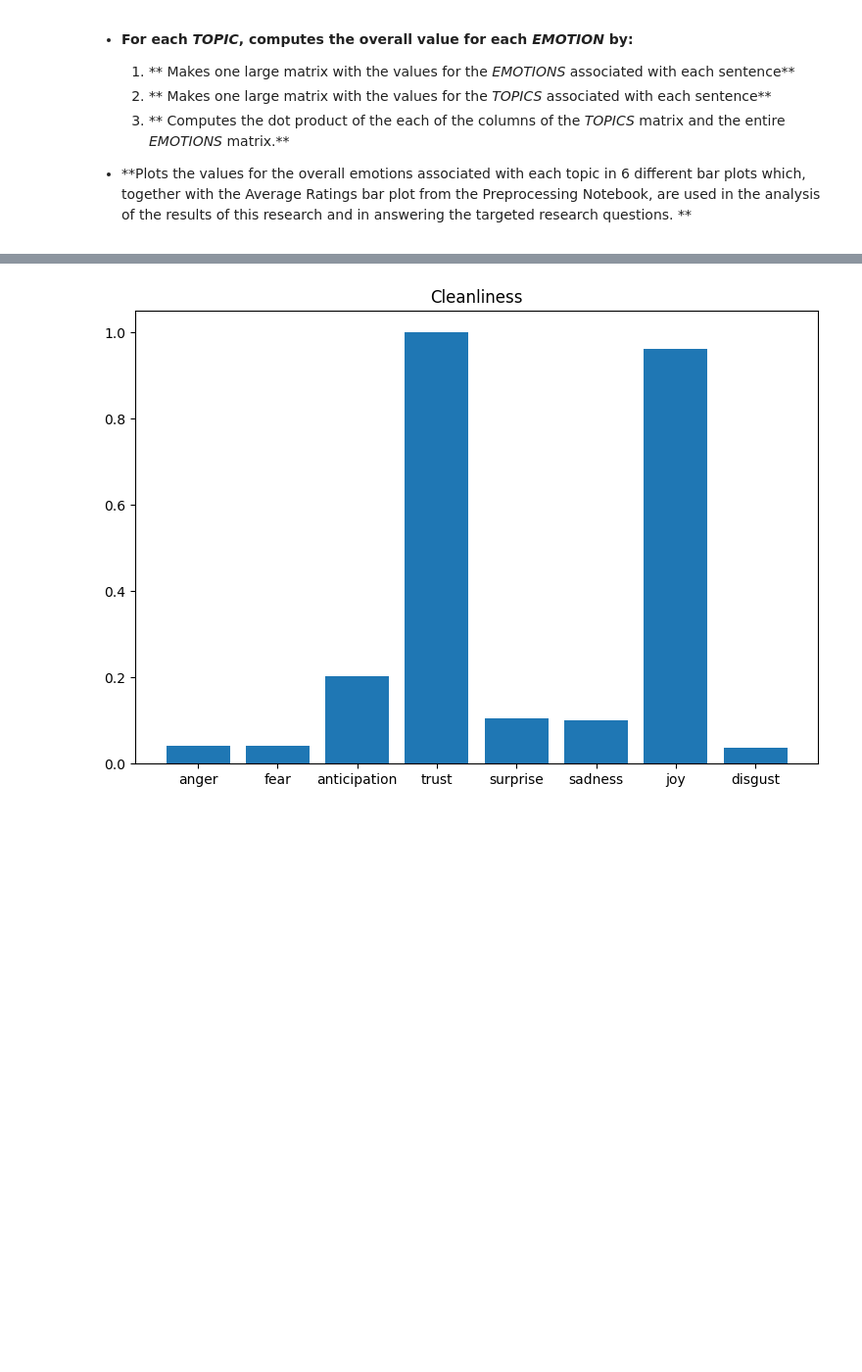
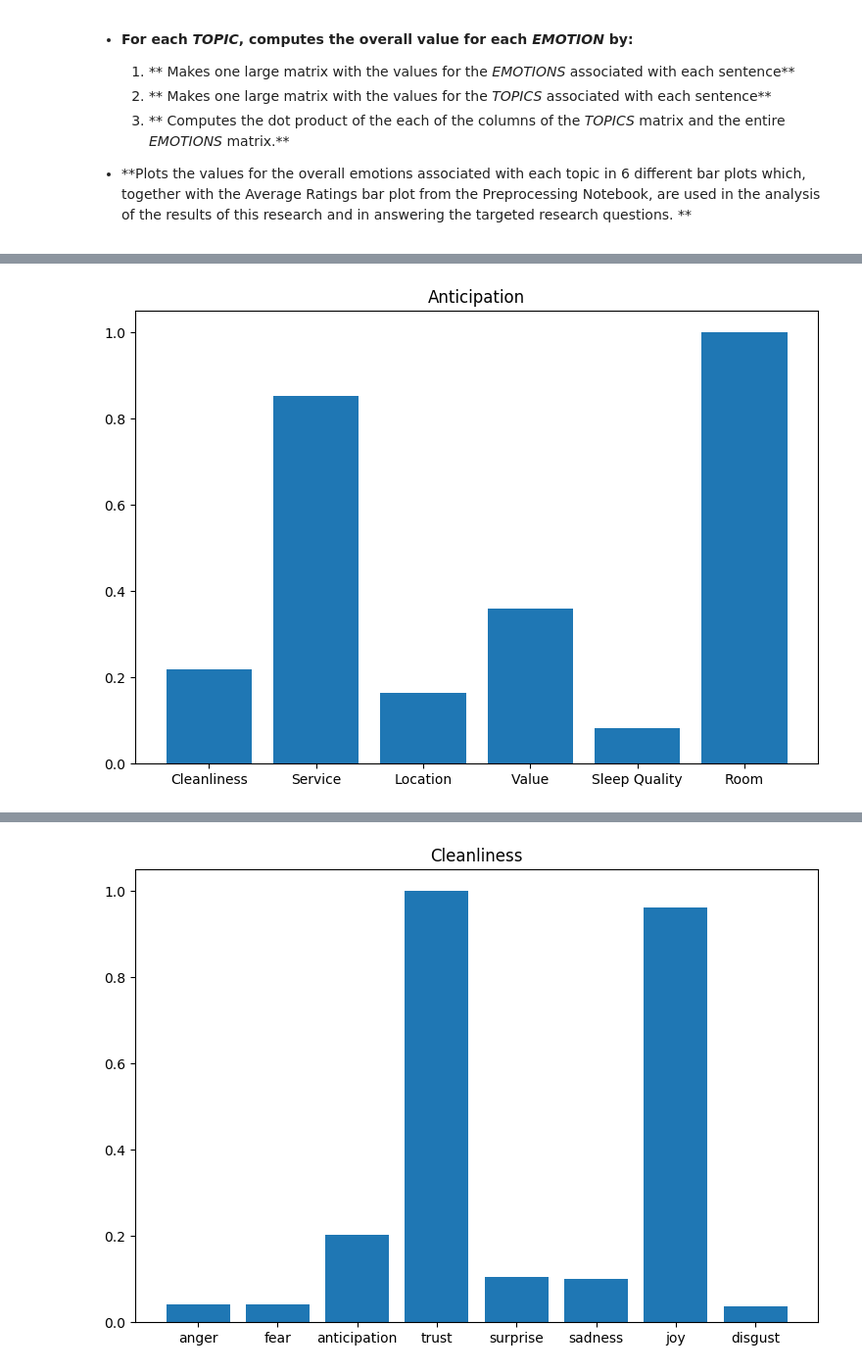
Before and after one commit to anachaloska-student/Text-Mining-Project, a Jupyter notebook: 4. final_analysis.ipynb, the cells around one changed output, grey strips where cells are left out. Shown: that part at 98% size. Cells and saved outputs as stored; diff of their text form; code cells hidden in the pictures; blank space fills up the shorter version.

```diff
--- a/4. final_analysis.ipynb
+++ b/4. final_analysis.ipynb
@@ -94,0 +113,7 @@ room_scores = room_scores/max(room_scores)
+# %%
+plt.bar(range(6), anticipation_scores, align='center')
+plt.title("Anticipation")
+plt.xticks(np.arange(6), topic_names)
+plt.show()
+# %% [output]
+[figure, added]
```
Also changed, not shown: parts of 16 cells of this notebook, 2 other files.
